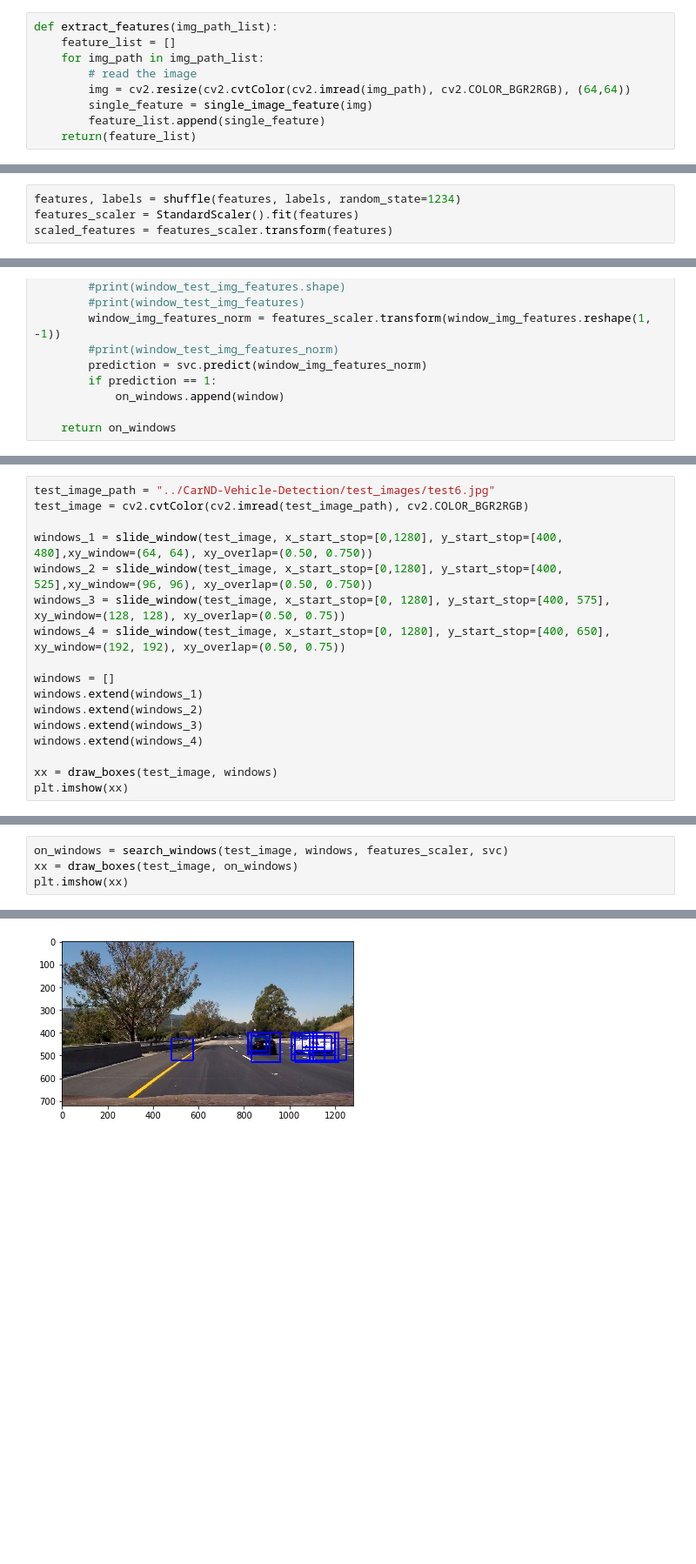
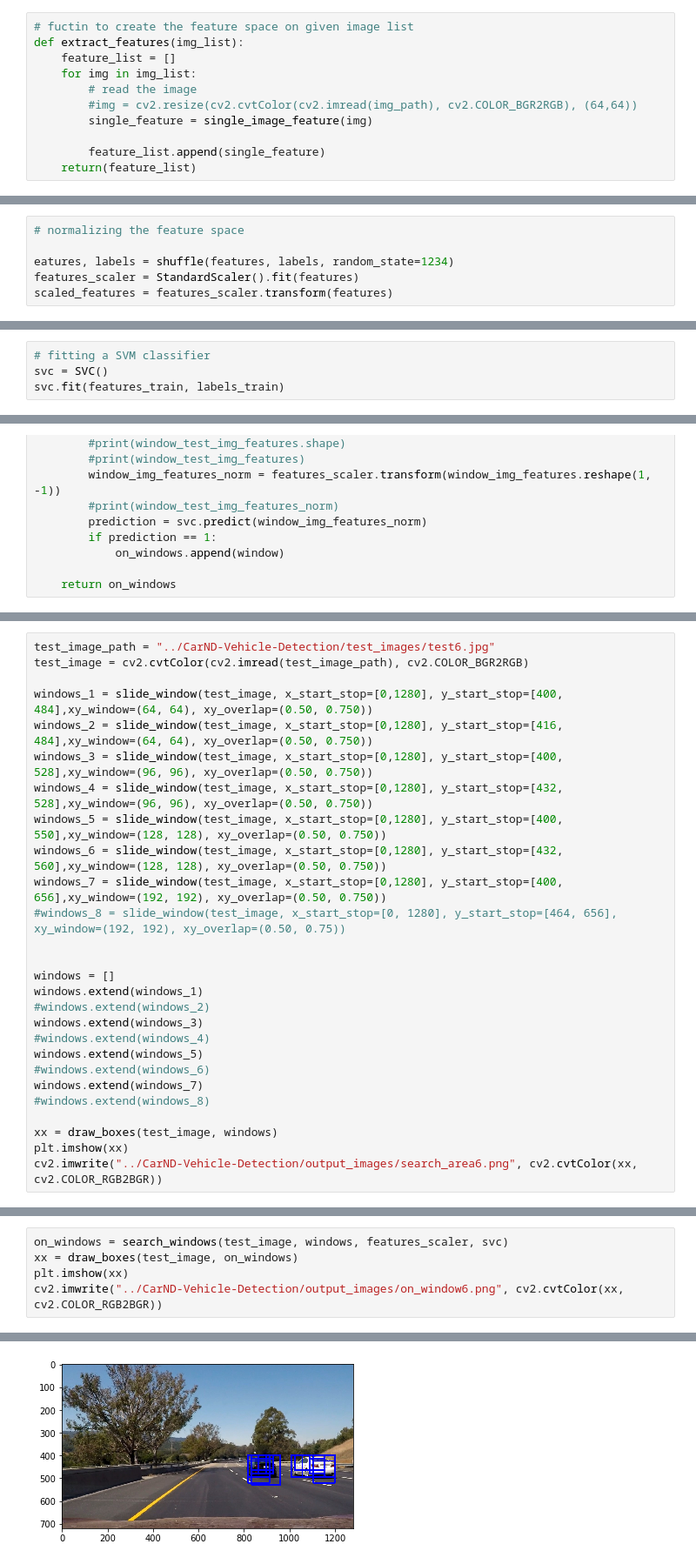
Before and after one commit to prateekagrawal06/vehicle-detection-and-tracking, a Jupyter notebook: main.ipynb, the cells around one changed output, grey strips where cells are left out. Shown: that part at 87% size. Saved outputs shown, nothing was run; the diff lists cells and outputs as text; blank space fills up the shorter version.

```diff
--- a/main.ipynb
+++ b/main.ipynb
@@ -81,10 +151,12 @@ def single_image_feature(img):
 # %%
-def extract_features(img_path_list):
+# fuctin to create the feature space on given image list
+def extract_features(img_list):
     feature_list = []
-    for img_path in img_path_list:
+    for img in img_list:
         # read the image
-        img = cv2.resize(cv2.cvtColor(cv2.imread(img_path), cv2.COLOR_BGR2RGB), (64,64))
+        #img = cv2.resize(cv2.cvtColor(cv2.imread(img_path), cv2.COLOR_BGR2RGB), (64,64))
         single_feature = single_image_feature(img)
+
         feature_list.append(single_feature)
     return(feature_list)
 # %%
@@ -142,5 +408,7 @@ features.shape
 # %%
-features, labels = shuffle(features, labels, random_state=1234)
+# normalizing the feature space
+
+eatures, labels = shuffle(features, labels, random_state=1234)
 features_scaler = StandardScaler().fit(features)
 scaled_features = features_scaler.transform(features)
 # %%
@@ -155,0 +417,4 @@ LinearSVC(C=1.0, class_weight=None, dual=True, fit_intercept=True,
+# %%
+# fitting a SVM classifier
+svc = SVC()
+svc.fit(features_train, labels_train)
@@ -323,17 +604,27 @@ True
 test_image_path = "../CarND-Vehicle-Detection/test_images/test6.jpg"
 test_image = cv2.cvtColor(cv2.imread(test_image_path), cv2.COLOR_BGR2RGB)
 
-windows_1 = slide_window(test_image, x_start_stop=[0,1280], y_start_stop=[400, 480],xy_window=(64, 64), xy_overlap=(0.50, 0.750))
-windows_2 = slide_window(test_image, x_start_stop=[0,1280], y_start_stop=[400, 525],xy_window=(96, 96), xy_overlap=(0.50, 0.750))
-windows_3 = slide_window(test_image, x_start_stop=[0, 1280], y_start_stop=[400, 575], xy_window=(128, 128), xy_overlap=(0.50, 0.75))
-windows_4 = slide_window(test_image, x_start_stop=[0, 1280], y_start_stop=[400, 650], xy_window=(192, 192), xy_overlap=(0.50, 0.75))
+windows_1 = slide_window(test_image, x_start_stop=[0,1280], y_start_stop=[400, 484],xy_window=(64, 64), xy_overlap=(0.50, 0.750))
+windows_2 = slide_window(test_image, x_start_stop=[0,1280], y_start_stop=[416, 484],xy_window=(64, 64), xy_overlap=(0.50, 0.750))
+windows_3 = slide_window(test_image, x_start_stop=[0,1280], y_start_stop=[400, 528],xy_window=(96, 96), xy_overlap=(0.50, 0.750))
+windows_4 = slide_window(test_image, x_start_stop=[0,1280], y_start_stop=[432, 528],xy_window=(96, 96), xy_overlap=(0.50, 0.750))
+windows_5 = slide_window(test_image, x_start_stop=[0,1280], y_start_stop=[400, 550],xy_window=(128, 128), xy_overlap=(0.50, 0.750))
+windows_6 = slide_window(test_image, x_start_stop=[0,1280], y_start_stop=[432, 560],xy_window=(128, 128), xy_overlap=(0.50, 0.750))
+windows_7 = slide_window(test_image, x_start_stop=[0,1280], y_start_stop=[400, 656],xy_window=(192, 192), xy_overlap=(0.50, 0.750))
+#windows_8 = slide_window(test_image, x_start_stop=[0, 1280], y_start_stop=[464, 656], xy_window=(192, 192), xy_overlap=(0.50, 0.75))
+
 
 windows = []
 windows.extend(windows_1)
-windows.extend(windows_2)
+#windows.extend(windows_2)
 windows.extend(windows_3)
-windows.extend(windows_4)
+#windows.extend(windows_4)
+windows.extend(windows_5)
+#windows.extend(windows_6)
+windows.extend(windows_7)
+#windows.extend(windows_8)
 
 xx = draw_boxes(test_image, windows)
 plt.imshow(xx)
+cv2.imwrite("../CarND-Vehicle-Detection/output_images/search_area6.png", cv2.cvtColor(xx, cv2.COLOR_RGB2BGR))
 # %% [output]
@@ -343,4 +634,5 @@ plt.imshow(xx)
 on_windows = search_windows(test_image, windows, features_scaler, svc)
 xx = draw_boxes(test_image, on_windows)
 plt.imshow(xx)
+cv2.imwrite("../CarND-Vehicle-Detection/output_images/on_window6.png", cv2.cvtColor(xx, cv2.COLOR_RGB2BGR))
 # %% [output]
@@ -348,4 +640,4 @@ plt.imshow(xx)
-[figure, old version]
+[figure, new version]
 # %%
 heat = np.zeros_like(test_image[:,:,0]).astype(np.float)
 heat = add_heat(heat,on_windows)
```
Also changed, not shown: parts of 28 cells of this notebook, 38 other files.
